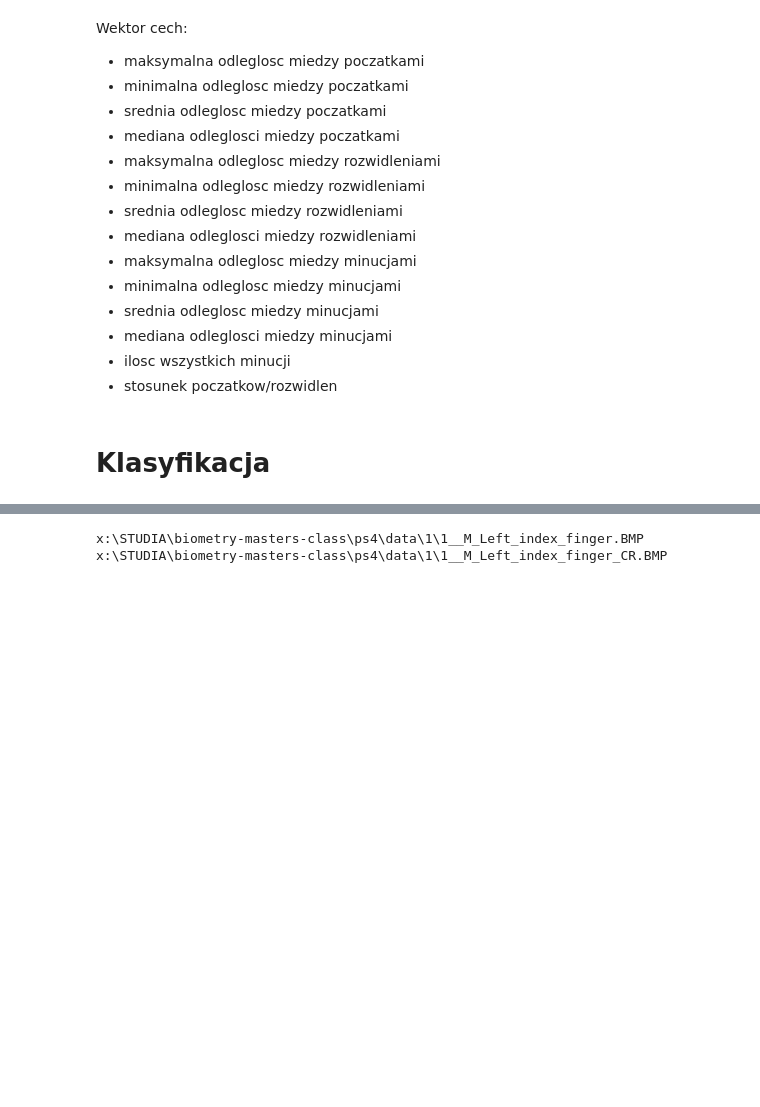
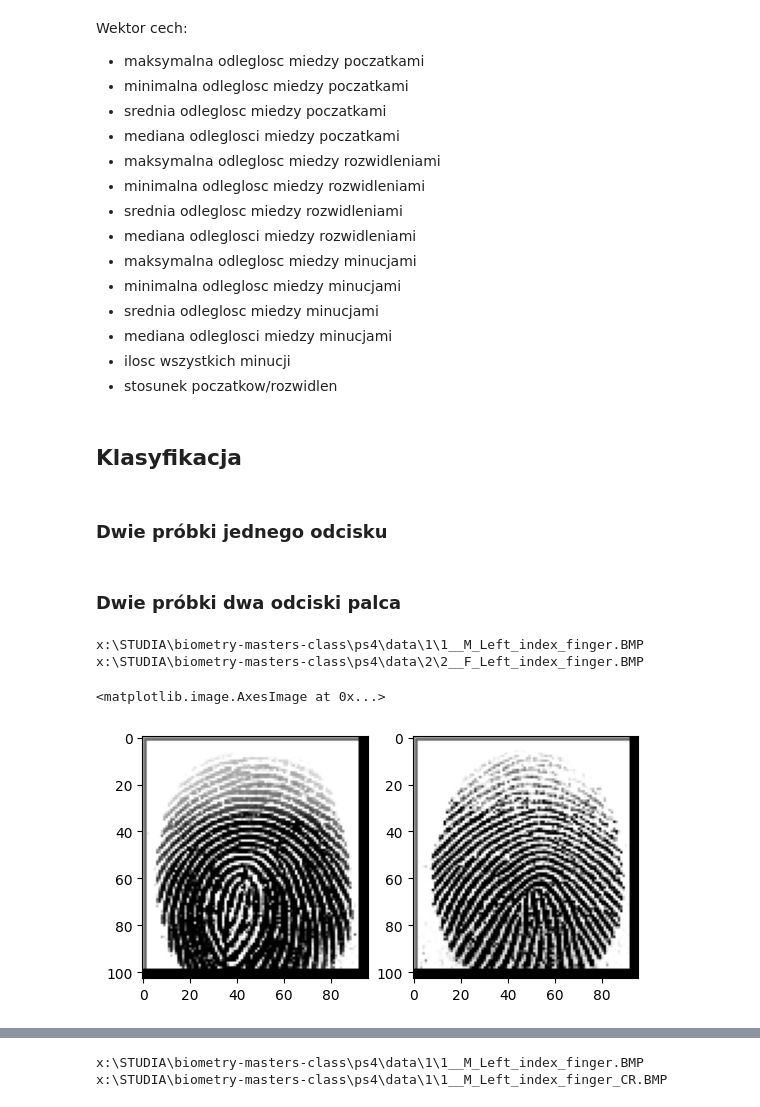
Before and after one commit to MuskoM/biometry-masters-class, a Jupyter notebook: ps4/ps4.ipynb, the cells around one changed output, grey strips where cells are left out. Drawn from its saved outputs; the diff is of its cells as text; code cells hidden in the pictures; blank space fills up the shorter version.

```diff
--- a/ps4/ps4.ipynb
+++ b/ps4/ps4.ipynb
@@ -266,4 +266,23 @@ Wektor cech:
 - ilosc wszystkich minucji
 - stosunek poczatkow/rozwidlen
 # %% [markdown]
-# Klasyfikacja
+## Klasyfikacja
+# %% [markdown]
+### Dwie próbki jednego odcisku
+# %% [markdown]
+### Dwie próbki dwa odciski palca
+# %%
+subject_folder_iter = Path.cwd().joinpath('data').joinpath('1').iterdir()
+file_1 = next(subject_folder_iter)
+subject_folder_iter = Path.cwd().joinpath('data').joinpath('2').iterdir()
+file_2 = next(subject_folder_iter)
+print(file_1, file_2)
+file_mat_1 = cv.imread(str(file_1))
+file_mat_2 = cv.imread(str(file_2))
+fig, (ax1, ax2) = plt.subplots(ncols=2)
+ax1.imshow(file_mat_1)
+ax2.imshow(file_mat_2)
+# %% [output]
+x:\STUDIA\biometry-masters-class\ps4\data\1\1__M_Left_index_finger.BMP x:\STUDIA\biometry-masters-class\ps4\data\2\2__F_Left_index_finger.BMP
+<matplotlib.image.AxesImage at 0x...>
+[figure, added]
```
Also changed, not shown: parts of 5 cells of this notebook.
